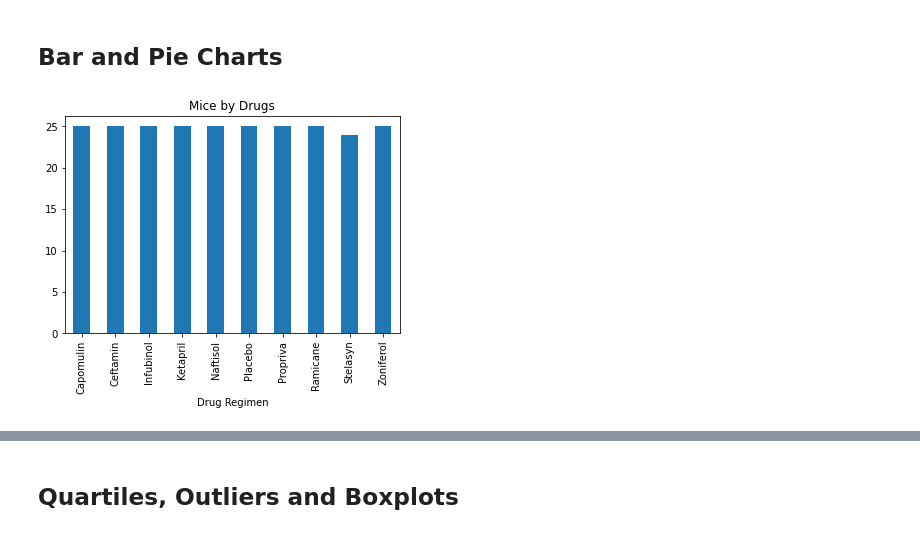
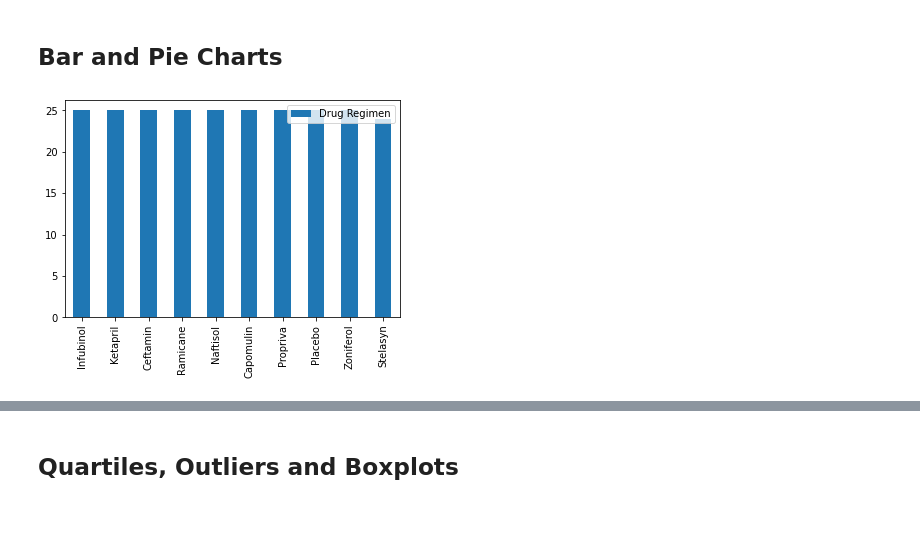
Before and after one commit to simoncastellanos9/matplotlib-challenge, a Jupyter notebook: pymaceuticals.ipynb, the cells around one changed output, grey strips where cells are left out. Cells and saved outputs as stored; diff of their text form; code cells hidden in the pictures.

Commit message:
fixed issues with figures in plotting with pandas. got first barchart with pyplot.

```diff
--- a/pymaceuticals.ipynb
+++ b/pymaceuticals.ipynb
@@ -98,13 +114,11 @@ clean_df['Mouse ID'].count()
 # %%
 # Generate a bar plot showing the total number of unique mice tested on each drug regimen using pandas.
 mice_regimen = mouse_data.drop_duplicates(
   subset = ['Mouse ID', 'Drug Regimen'],
-  keep = 'last').reset_index(drop = True)
-mice_regimen = mice_regimen[['Mouse ID','Drug Regimen']]
-mice_regimen = mice_regimen.groupby(['Drug Regimen'])
-drug_regimen = mice_regimen['Drug Regimen'].count()
-drug_chart = drug_regimen.plot(kind='bar',title ='Mice by Drugs')
+  keep = 'last')
+drug_regimen = mice_regimen['Drug Regimen'].value_counts().to_frame()
+drug_chart = drug_regimen.plot(kind="bar")
 # %% [output]
-[figure, old version]
+[figure, new version]
 # %%
 # Generate a bar plot showing the total number of unique mice tested on each drug regimen using pyplot.
```
Also changed, not shown: parts of 4 cells of this notebook.
